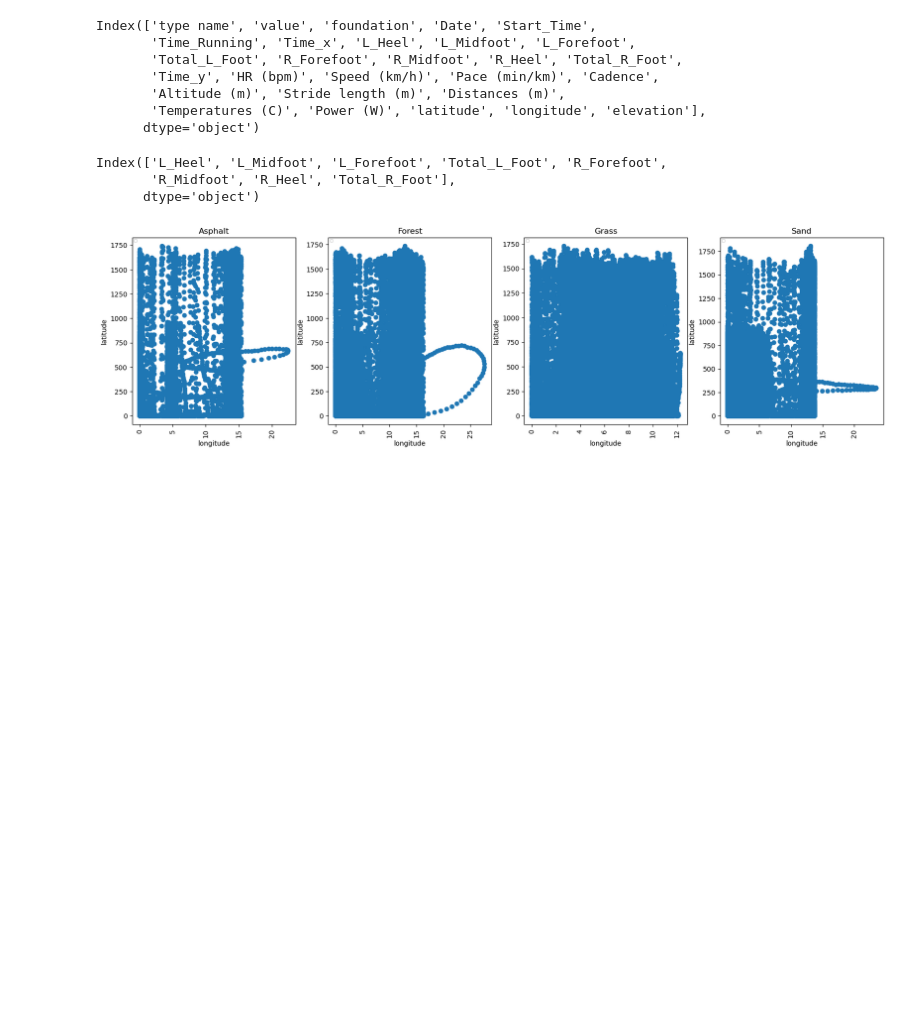
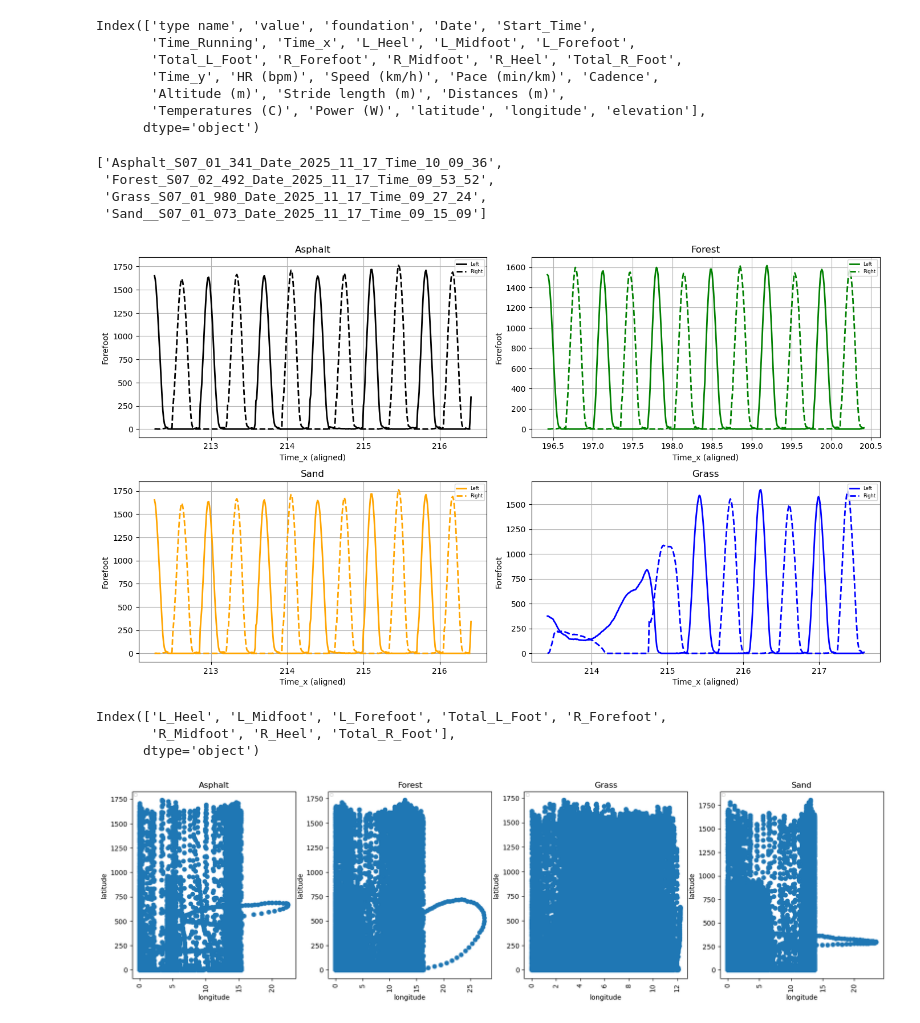
Before and after one commit to Fatemeh-aboulhassani/Movement-Analysis, a Jupyter notebook: notebooks/3. Analysis Foot HeartRate GPX.ipynb, the cells around one changed output. Cells and saved outputs as stored; diff of their text form; code cells hidden in the pictures; blank space fills up the shorter version.

Commit message:
plot

```diff
--- a/notebooks/3. Analysis Foot HeartRate GPX.ipynb
+++ b/notebooks/3. Analysis Foot HeartRate GPX.ipynb
@@ -1715,6 +1606,83 @@ Index(['type name', 'value', 'foundation', 'Date', 'Start_Time',
        'Altitude (m)', 'Stride length (m)', 'Distances (m)',
        'Temperatures (C)', 'Power (W)', 'latitude', 'longitude', 'elevation'],
       dtype='object')
+# %%
+name_17 =  [name_of_dataframe[i] for i in [0, 1, 3, 4]]
+name_17
+# %% [output]
+['Asphalt_S07_01_341_Date_2025_11_17_Time_10_09_36',
+ 'Forest_S07_02_492_Date_2025_11_17_Time_09_53_52',
+ 'Grass_S07_01_980_Date_2025_11_17_Time_09_27_24',
+ 'Sand__S07_01_073_Date_2025_11_17_Time_09_15_09']
+# %%
+name_17 =  [name_of_dataframe[i] for i in [0, 1, 3, 4]]
+for name in name_17:
+    df = globals()[name].copy()
+
+colors = {"Asphalt":"black", "Forest":"green", "Sand":"orange", "Grass":"blue"}
+time_col = "Time_x"
+min_peak_distance = 80
+
+def force_col(df):
+    for c in ("L_Forefoot", "R_Forefoot"):
+        if c in df.columns:
+            return c
+    raise KeyError("No forefoot column found")
+
+def middle_window(dfL):
+    col = force_col(dfL)
+    peaks, _ = find_peaks(dfL[col].to_numpy(), distance=min_peak_distance)
+    if len(peaks) < 4:
+        raise ValueError(f"Not enough peaks: {len(peaks)}")
+    mid = len(peaks) // 2
+    p = peaks[mid-2:mid+2]               # 4 peaks around the middle
+    t0, t1 = dfL.loc[p[0], time_col], dfL.loc[p[-1], time_col]
+    return (float(min(t0, t1)), float(max(t0, t1)))
+
+def slice_time(df, t0, t1):
+    d = df[(df[time_col] >= t0) & (df[time_col] <= t1)].sort_values(time_col)
+    return d
+
+def interp_to(df_src, t_ref, value_col):
+    df_src = df_src.sort_values(time_col)
+    x = df_src[time_col].to_numpy()
+    y = df_src[value_col].to_numpy()
+    x, idx = np.unique(x, return_index=True)   # remove duplicate times
+    y = y[idx]
+    return np.interp(t_ref, x, y)
+
+fig, axes = plt.subplots(2, 2, figsize=(14, 8))
+axes = axes.ravel()
+
+for ax, (surface, p) in zip(axes, files.items()):
+    dfL = pd.read_csv(p["L"])
+    dfR = pd.read_csv(p["R"])
+
+    colL = force_col(dfL)
+    colR = force_col(dfR)
+
+    t0, t1 = middle_window(dfL)
+
+    segL = slice_time(dfL, t0, t1)
+    segR = slice_time(dfR, t0, t1)
+
+    t_ref = segL[time_col].to_numpy()
+    yL = segL[colL].to_numpy()
+    yR = interp_to(segR, t_ref, colR)
+
+    ax.plot(t_ref, yL, lw=2, color=colors[surface], label="Left")
+    ax.plot(t_ref, yR, lw=2, color=colors[surface], ls="--", label="Right")
+
+    ax.set(title=surface, xlabel="Time_x (aligned)", ylabel="Forefoot")
+    ax.grid(True)
+    ax.legend(loc="upper right", fontsize=6)
+
+plt.tight_layout(pad=1)
+plt.savefig(r"C:/Users/abolhassni/Desktop/TU Darmstadt/Term 2/bewegung/Bilder/5_Schritte.png",
+            dpi=300, transparent=True, bbox_inches="tight")
+plt.show()
+# %% [output]
+[figure, added]
 # %%
 
 name_17 = [name_of_dataframe[i] for i in [0, 1, 3, 4]]
```
Also changed, not shown: parts of 2 cells of this notebook.
